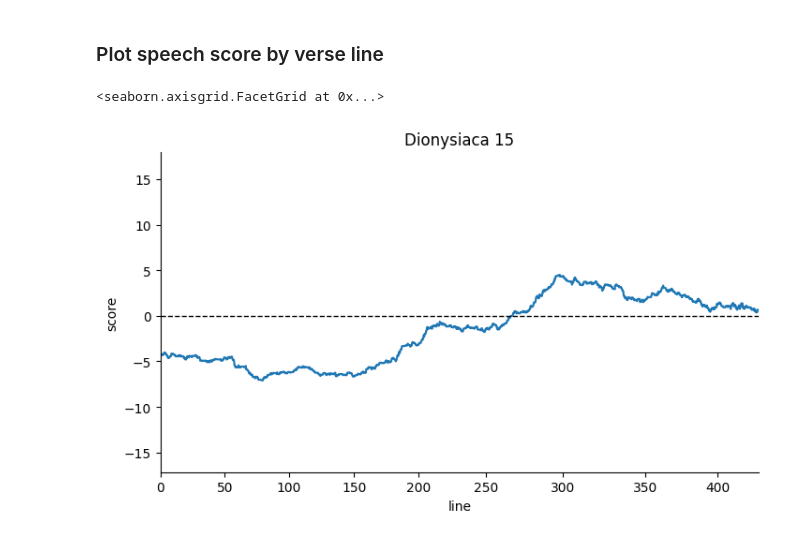
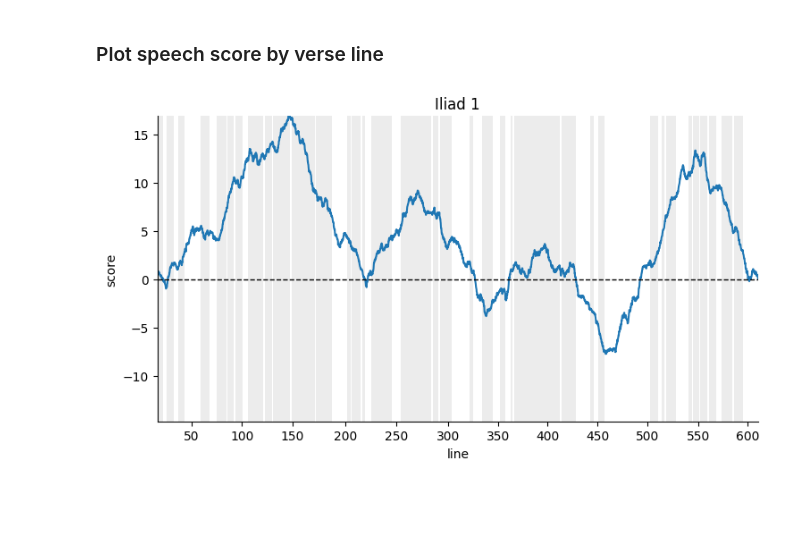
Before and after one commit to cwf2/uva_common, a Jupyter notebook: 3 - Speech Signal.ipynb, the cells around one changed output. Saved outputs shown, nothing was run; the diff lists cells and outputs as text; code cells hidden in the pictures; blank space fills up the shorter version.

```diff
--- a/3 - Speech Signal.ipynb
+++ b/3 - Speech Signal.ipynb
@@ -34,6 +42,6 @@ tokens.loc[tokens["lemma"]=="οὐδʼ", "lemma"] = "οὐδέ"
 # %%
 # corpus-wide count for all non-punctuation lemmas, from most frequent to least
-corpus_lemma_count = tokens.loc[~(tokens["pos"]=="PUNCT"), "lemma"].value_counts()
+corpus_lemma_count = tokens["lemma"].value_counts()
 
 # a list of the top lemmas
 top_lemmas = corpus_lemma_count.head(100).index
@@ -85,0 +97,9 @@ ex_base = Experiment(
+# %%
+# melt morph column values
+morph = tokens.melt(
+        value_vars=["verbform", "mood", "tense", "voice", "person", "number", "case", "gender"],
+        ignore_index = False,
+    ).dropna()
+
+# agg as list, add to token table
+tokens["morph"] = morph.groupby(morph.index).agg(morph = ("value", list))
@@ -85,0 +108,7 @@ ex_base = Experiment(
+# %%
+# get corpus wide morph counts
+corpus_morph_count = tokens["morph"].explode().value_counts()
+display(corpus_morph_count)
+
+# select all but anomalously low
+top_morph = corpus_morph_count[corpus_morph_count > 1000].index
@@ -295,42 +344,47 @@ display(ex_roll.speech_score)
+# %%
+test = rolling_samples(train)
 # %% [markdown]
 ### Plot speech score by verse line
 # %%
-work = "Dionysiaca"
-pref = "15"
-mask = (ex_roll.speech_score["work"] == work) & (ex_roll.speech_score["pref"] == pref)
+work = "Iliad"
+pref = "1"
+mask = (test["speech_score"]["work"] == work) & (test["speech_score"]["pref"] == pref)
 
 g = sns.relplot(
-    x = ex_roll.speech_score[mask].index,
-    y = ex_roll.speech_score[mask].score,
+    x = test["speech_score"][mask].index,
+    y = test["speech_score"][mask].score,
     kind = "line",
 )
 g.set(
     title = work + " " + pref,
     xlabel = "line",
 )
 g.figure.set_size_inches(8, 4)
 
 # set x-tics
-xmin = ex_roll.speech_score[mask].index.min()
-xmax = ex_roll.speech_score[mask].index.max()
-ymin = ex_roll.speech_score["score"].min()
-ymax = ex_roll.speech_score["score"].max()
+xmin = test["speech_score"][mask].index.min()
+xmax = test["speech_score"][mask].index.max()
+ymin = test["speech_score"]["score"].min()
+ymax = test["speech_score"]["score"].max()
 
 x_ticks = []
 x_tick_labels = []
-for idx in ex_roll.speech_score[mask].index:
-    ln = ex_roll.speech_score.loc[idx, "line"]
+for idx in test["speech_score"][mask].index:
+    ln = test["speech_score"].loc[idx, "line"]
     if int(ln) % 50 == 0:
         if ln not in x_tick_labels:
             x_ticks.append(idx)
             x_tick_labels.append(ln)
 g.ax.plot([xmin,xmax], [0,0], "k--", lw=1)
 g.set(
     xticks = x_ticks,
     xticklabels = x_tick_labels,
     xlim = (xmin, xmax),
     ylim = (ymin, ymax),
 )
+
+speech_data = test["speech_score"].dropna(subset=["speech_id"])
+for sid, group in speech_data.groupby("speech_id"):
+    g.ax.axvspan(group.index.min(), group.index.max(), alpha=0.15, color="gray", linewidth=0)
 # %% [output]
-<seaborn.axisgrid.FacetGrid at 0x...>
-[figure, old version]
+[figure, new version]
```
Also changed, not shown: parts of 24 cells of this notebook.
